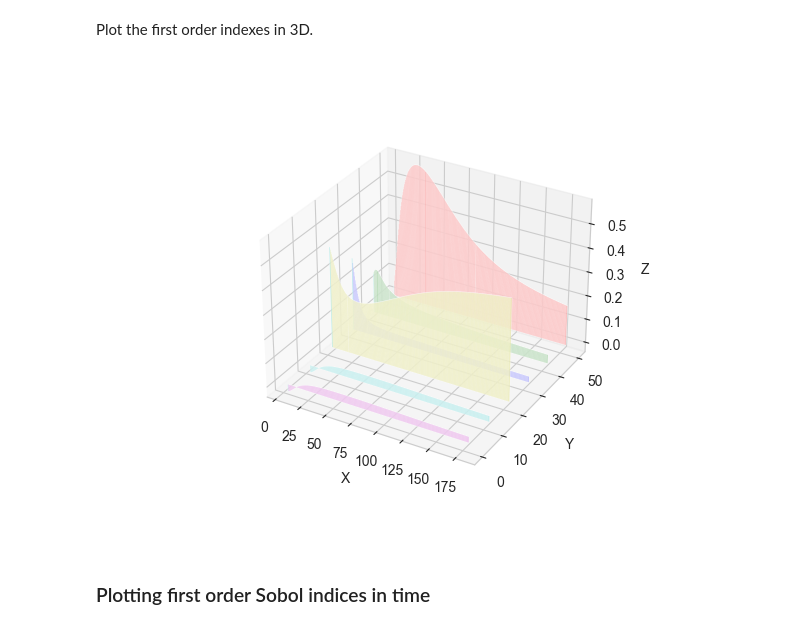
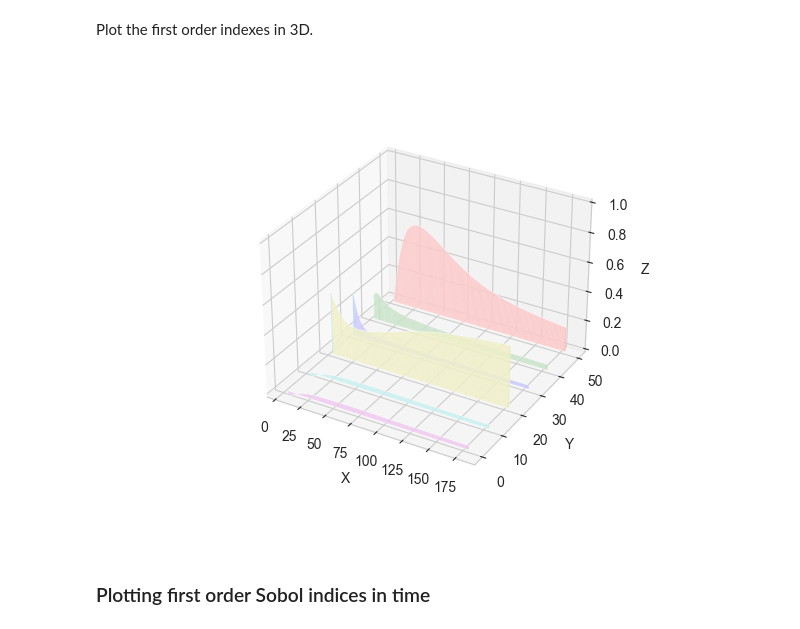
Before and after one commit to teobucci/computational-statistics, a Jupyter notebook: 04_SIR.ipynb, the cells around one changed output. Saved outputs shown, nothing was run; the diff lists cells and outputs as text; code cells hidden in the pictures.

```diff
--- a/04_SIR.ipynb
+++ b/04_SIR.ipynb
@@ -169,33 +169,35 @@ Plot the first order indexes in 3D.
 # %%
 from mpl_toolkits.mplot3d import Axes3D
 
 fig = plt.figure()
 ax = fig.add_subplot(111,projection='3d')
 
 c = ['r', 'g', 'b', 'y', 'c', 'm']
 z = [50, 40, 30, 20, 10, 0]
 
 for i in range(np.shape(SA.first_order_indices.T[1:])[1]):
     xs = t[timespan]
     ys = SA.first_order_indices[i, timespan]
 
     # subsample every 100
     xs = xs[::30]
     ys = ys[::30]
 
     # You can provide either a single color or an array. To demonstrate this,
     # the first bar of each set will be colored cyan.
     cs = [c[i]] * len(xs)
     cs[0] = 'c'
     ax.bar(xs, ys, zs=z[i], zdir='y', color=cs, alpha=0.3)
 
 ax.set_xlabel('X')
 ax.set_ylabel('Y')
 ax.set_zlabel('Z')
+ax.set_zlim(0,1)
+
 
 plt.show()
 # %% [output]
-[figure, old version]
+[figure, new version]
 # %% [markdown]
 ### Plotting first order Sobol indices in time
 # %%
```
